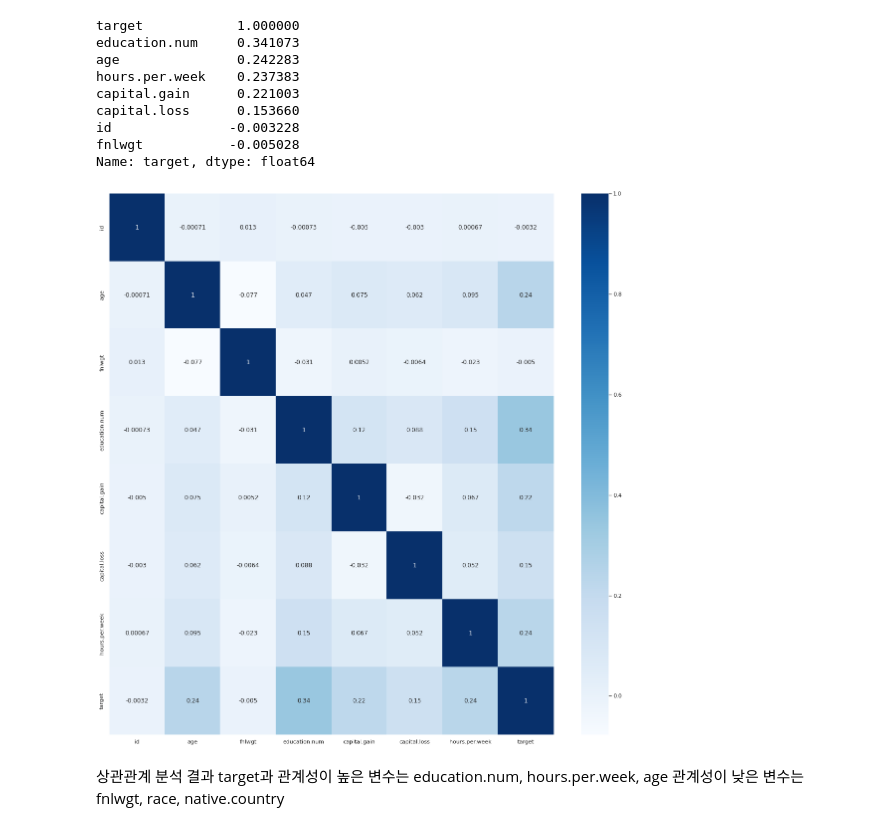
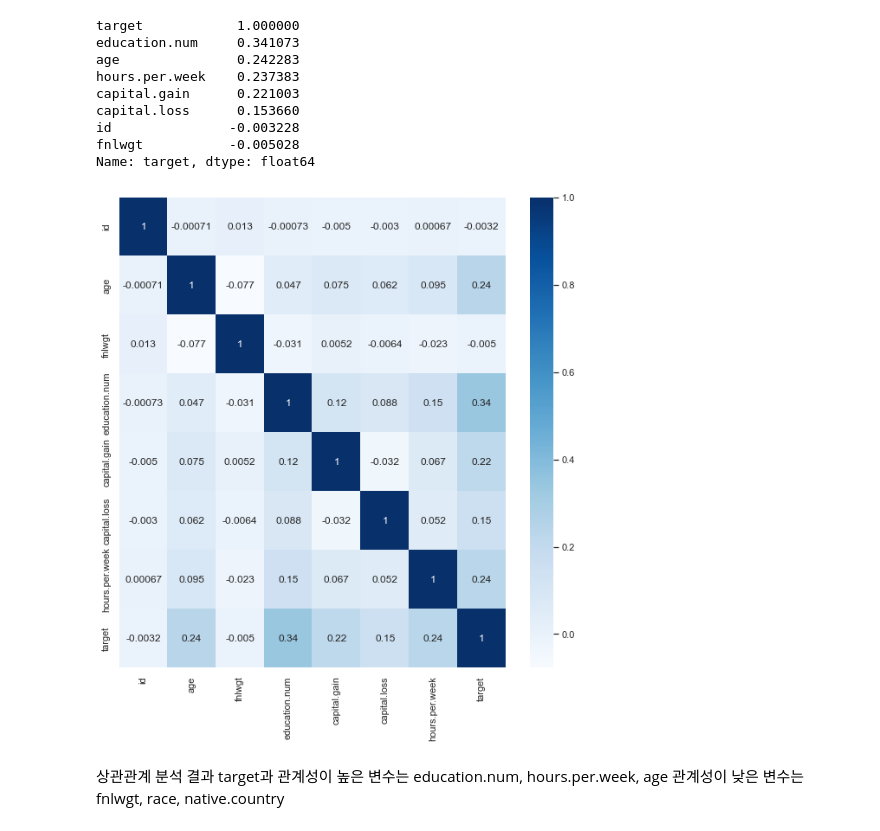
Before and after one commit to yangjunghyun/yangjunghyun_, a Jupyter notebook: 2022_01/data_mining/소득예측/소득예측_realreadl.ipynb, the cells around one changed output. Saved outputs shown, nothing was run; the diff lists cells and outputs as text; code cells hidden in the pictures.

```diff
--- a/2022_01/data_mining/소득예측/소득예측_realreadl.ipynb
+++ b/2022_01/data_mining/소득예측/소득예측_realreadl.ipynb
@@ -241,9 +241,9 @@ fnlwgt           -0.005028
 Name: target, dtype: float64
 # %%
 sns.heatmap(corr_matrix, cmap='Blues',annot=True)
-sns.set(rc = {'figure.figsize':(5,5)})
+sns.set(rc = {'figure.figsize':(10,10)})
 # %% [output]
-[figure, old version]
+[figure, new version]
 # %% [markdown]
 상관관계 분석 결과 target과 관계성이 높은 변수는 education.num, hours.per.week, age
 관계성이 낮은 변수는 fnlwgt, race, native.country
```
Also changed, not shown: parts of 20 cells of this notebook.
